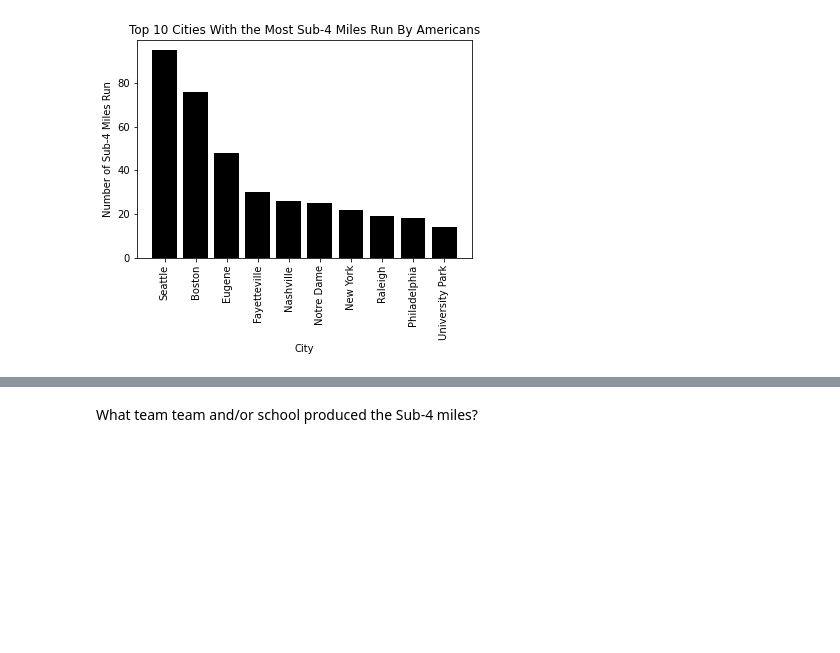
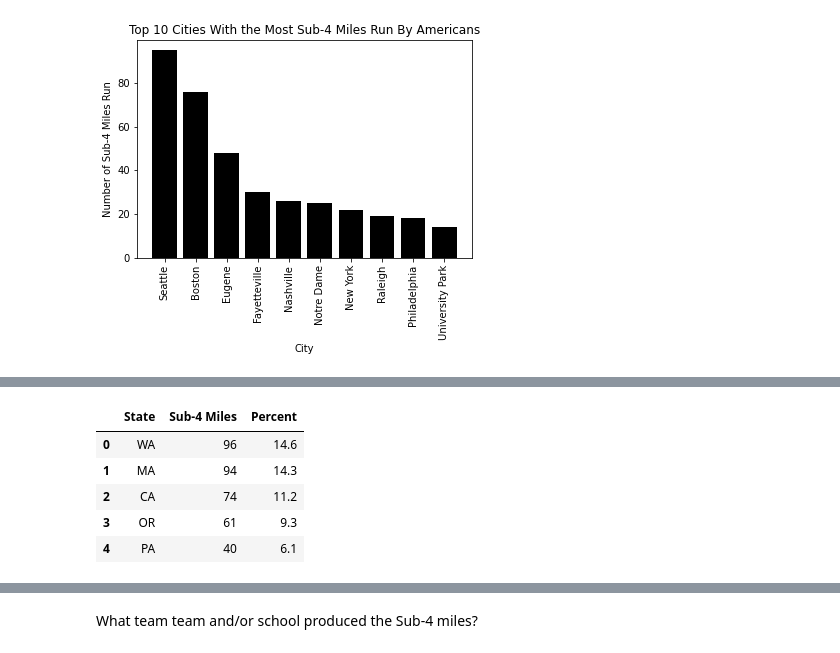
Before and after one commit to LJRollerII/United_States_Sub_4_Milers_Database, a Jupyter notebook: notebooks/Sub_4_Miler_Analysis.ipynb, the cells around one changed output, grey strips where cells are left out. Saved outputs shown, nothing was run; the diff lists cells and outputs as text; code cells hidden in the pictures; blank space fills up the shorter version.

```diff
--- a/notebooks/Sub_4_Miler_Analysis.ipynb
+++ b/notebooks/Sub_4_Miler_Analysis.ipynb
@@ -356,0 +403,10 @@ plt.show()
+# %%
+State['Percent'] = round((State['Sub-4 Miles'] / 659) * 100,1)
+State.head()
+# %% [output]
+|  | State | Sub-4 Miles | Percent |
+| 0 | WA | 96 | 14.6 |
+| 1 | MA | 94 | 14.3 |
+| 2 | CA | 74 | 11.2 |
+| 3 | OR | 61 | 9.3 |
+| 4 | PA | 40 | 6.1 |
```
Also changed, not shown: parts of 16 cells of this notebook, 1 other file.
